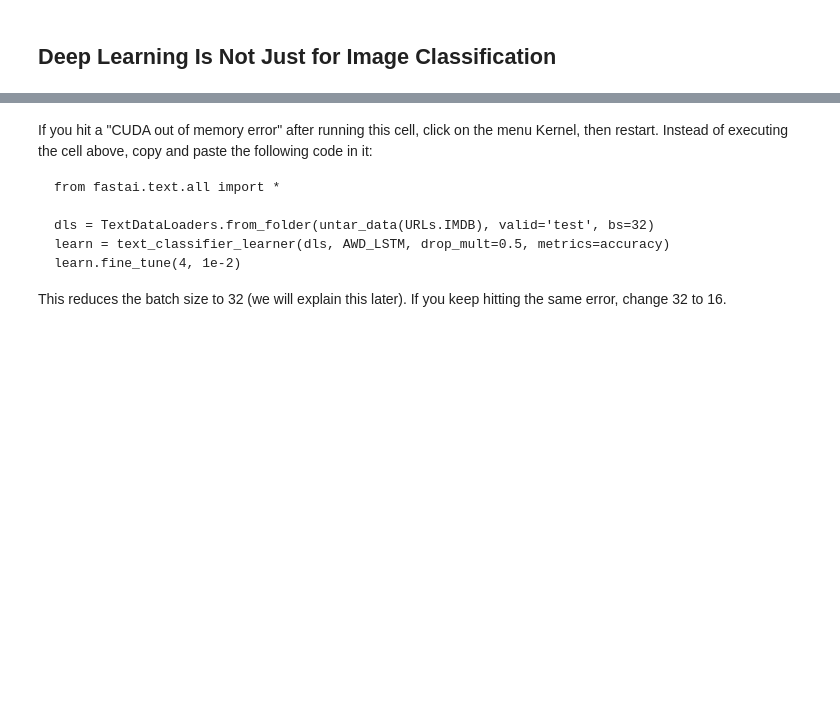
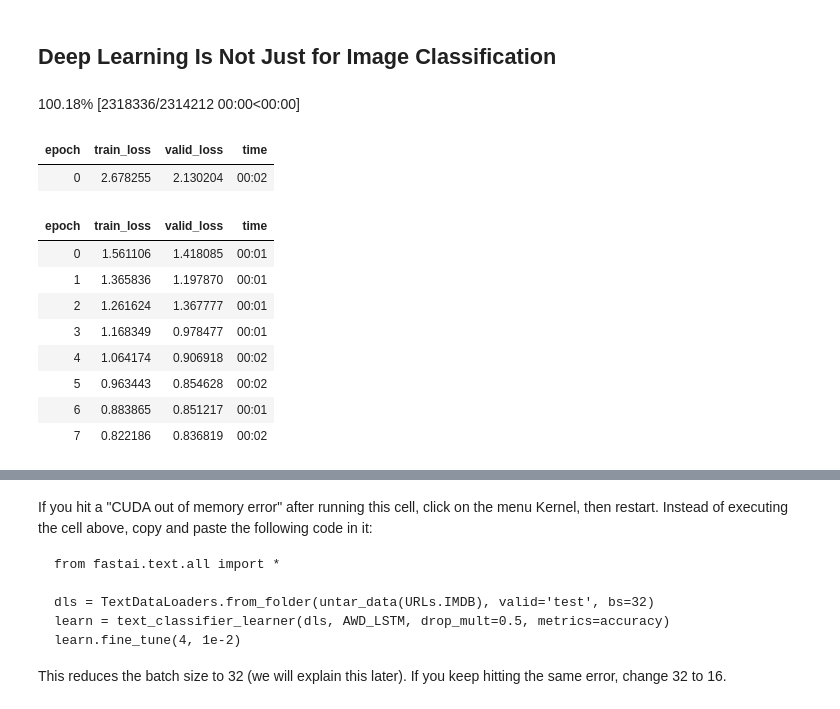
Before and after one commit to OnurKerimoglu/fastbook, a Jupyter notebook: clean/01_intro.ipynb, the cells around one changed output, grey strips where cells are left out. Saved outputs shown, nothing was run; the diff lists cells and outputs as text; code cells hidden in the pictures; blank space fills up the shorter version.

```diff
--- a/clean/01_intro.ipynb
+++ b/clean/01_intro.ipynb
@@ -129,12 +144,27 @@ Since these kinds of machine learning models can only make *predictions* (i.e.,
 # %%
 path = untar_data(URLs.CAMVID_TINY)
 dls = SegmentationDataLoaders.from_label_func(
-    path, bs=8, fnames = get_image_files(path/"images"),
+    path,
+    bs=8,
+    fnames = get_image_files(path/"images"),
     label_func = lambda o: path/'labels'/f'{o.stem}_P{o.suffix}',
     codes = np.loadtxt(path/'codes.txt', dtype=str)
 )
 
 learn = unet_learner(dls, resnet34)
 learn.fine_tune(8)
+# %% [output]
+100.18% [2318336/2314212 00:00<00:00]
+| epoch | train_loss | valid_loss | time |
+| 0 | 2.678255 | 2.130204 | 00:02 |
+| epoch | train_loss | valid_loss | time |
+| 0 | 1.561106 | 1.418085 | 00:01 |
+| 1 | 1.365836 | 1.197870 | 00:01 |
+| 2 | 1.261624 | 1.367777 | 00:01 |
+| 3 | 1.168349 | 0.978477 | 00:01 |
+| 4 | 1.064174 | 0.906918 | 00:02 |
+| 5 | 0.963443 | 0.854628 | 00:02 |
+| 6 | 0.883865 | 0.851217 | 00:01 |
+| 7 | 0.822186 | 0.836819 | 00:02 |
 # %%
 learn.show_results(max_n=6, figsize=(7,8))
```
Also changed, not shown: parts of 12 cells of this notebook.
